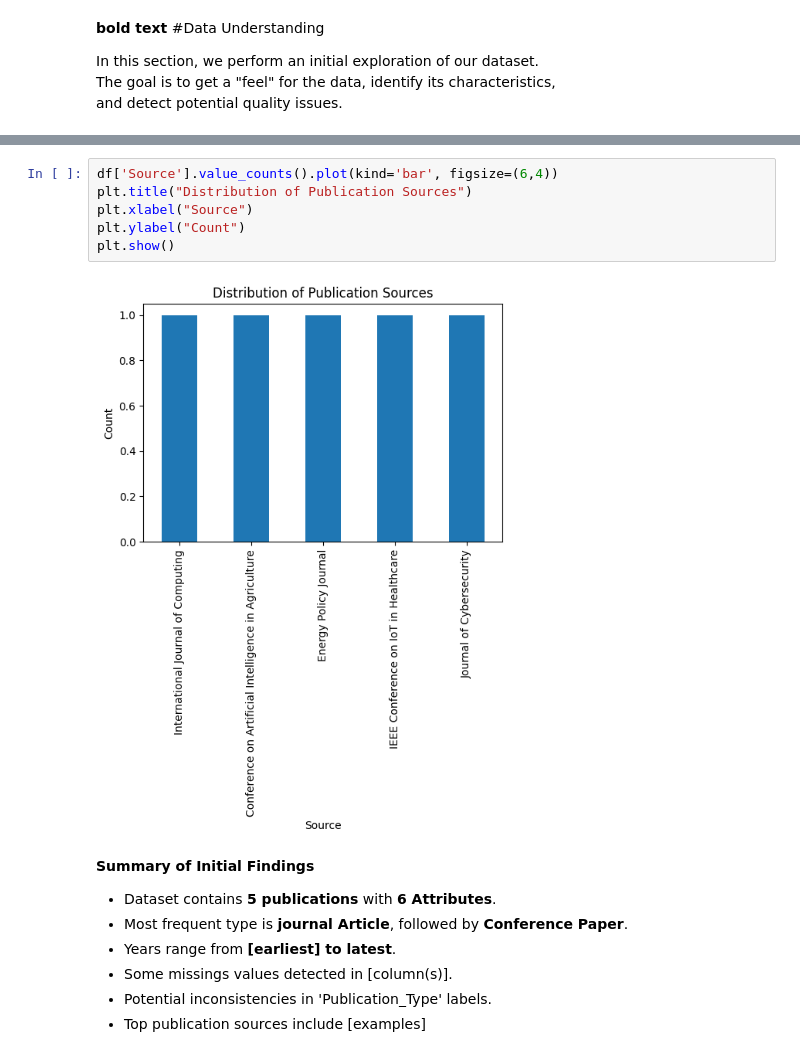
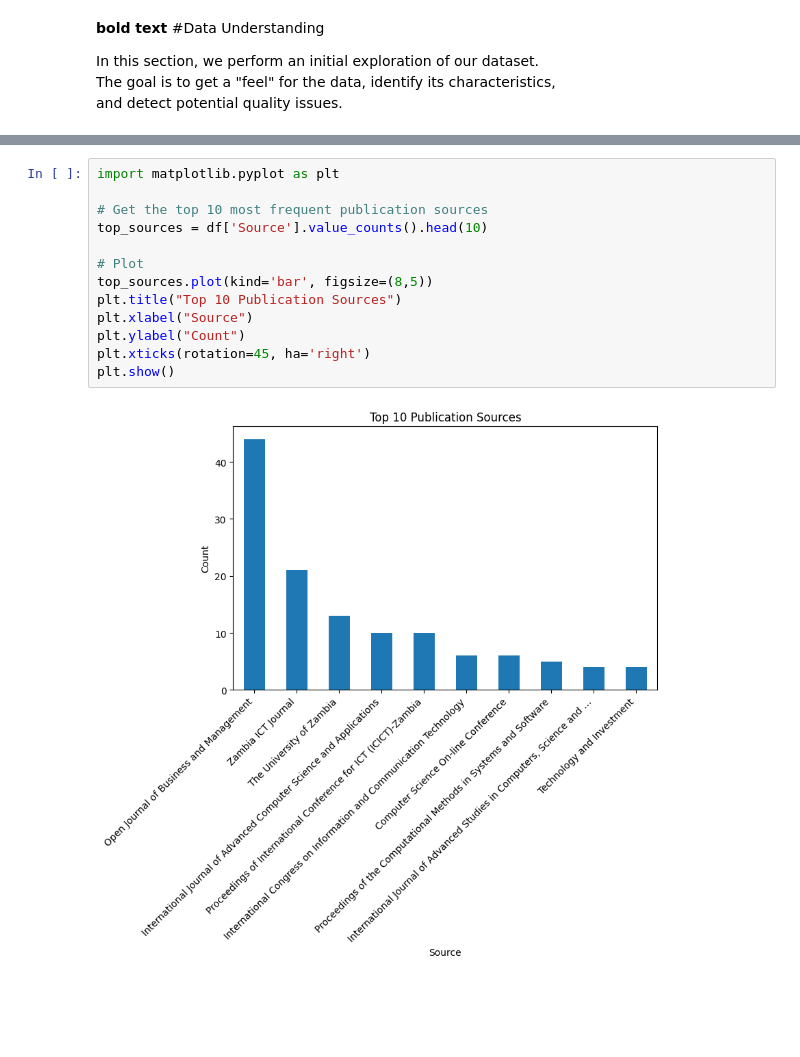
Before and after one commit to Tikulirekuti-Mwale/Publication_Types, a Jupyter notebook: 1_Business_Understanding.ipynb, the cells around one changed output, grey strips where cells are left out. Drawn from its saved outputs; the diff is of its cells as text; blank space fills up the shorter version.

Commit message:
[DU] Added Data Understanding section using unza_publications.csv (initial exploration, visualizations, summary)

```diff
--- a/1_Business_Understanding.ipynb
+++ b/1_Business_Understanding.ipynb
@@ -103,16 +125,15 @@ plt.show()
 # %%
-df['Source'].value_counts().plot(kind='bar', figsize=(6,4))
-plt.title("Distribution of Publication Sources")
+import matplotlib.pyplot as plt
+
+# Get the top 10 most frequent publication sources
+top_sources = df['Source'].value_counts().head(10)
+
+# Plot
+top_sources.plot(kind='bar', figsize=(8,5))
+plt.title("Top 10 Publication Sources")
 plt.xlabel("Source")
 plt.ylabel("Count")
+plt.xticks(rotation=45, ha='right')
 plt.show()
 # %% [output]
-[figure, old version]
+[figure, new version]
-# %% [markdown]
-**Summary of Initial Findings**
-- Dataset contains **5 publications** with **6 Attributes**.
-- Most frequent type is **journal Article**, followed by **Conference Paper**.
-- Years range from **[earliest] to latest**.
-- Some missings values detected in [column(s)].
-- Potential inconsistencies in 'Publication_Type' labels.
-- Top publication sources include [examples]
```
Also changed, not shown: parts of 10 cells of this notebook.
